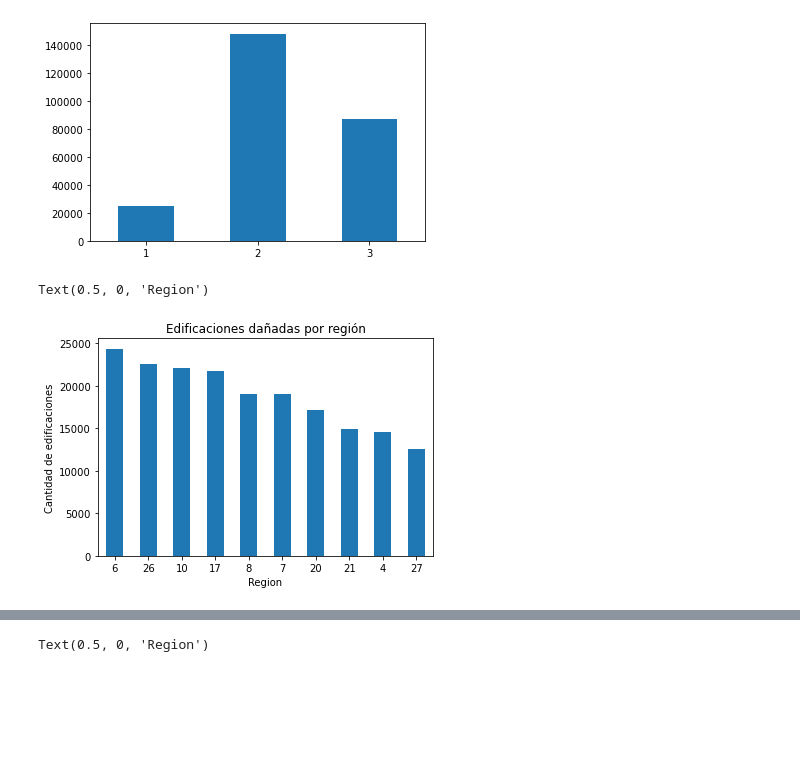
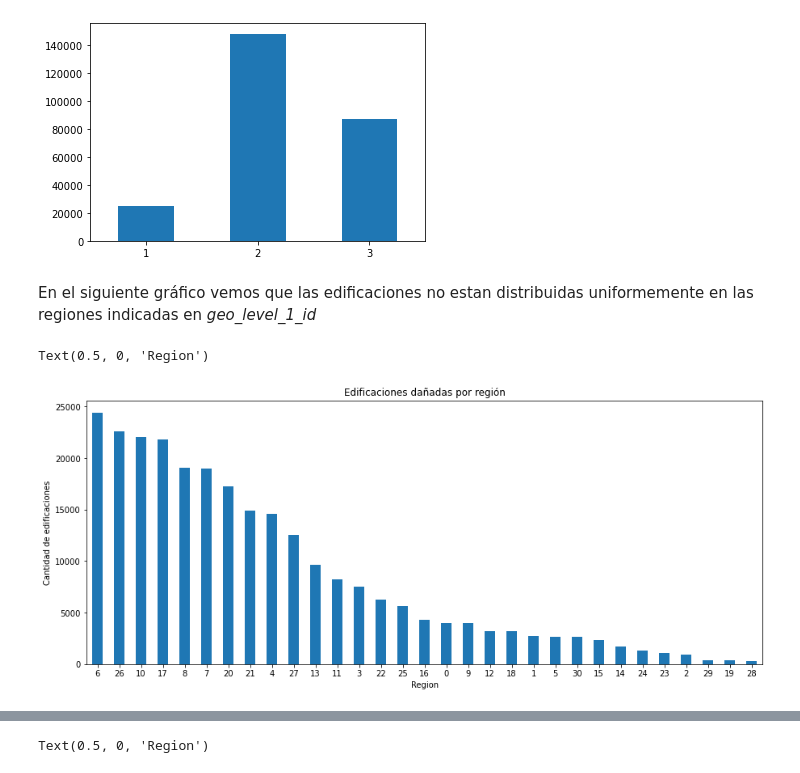
Before and after one commit to franvinas/7506-tp1, a Jupyter notebook: tp1.ipynb, the cells around one changed output, grey strips where cells are left out. Cells and saved outputs as stored; diff of their text form; code cells hidden in the pictures; blank space fills up the shorter version.

```diff
--- a/tp1.ipynb
+++ b/tp1.ipynb
@@ -112,12 +112,14 @@ general_damage.plot(kind='bar', rot=0)
 # %% [output]
 <AxesSubplot:>
 [figure]
-# %%
-geo_level_1 = train_values[['building_id','geo_level_1_id']].merge(train_labels)
-geo_level_1['geo_level_1_id'].value_counts().nlargest(10).plot(kind='bar', rot=0, title='Edificaciones dañadas por región')
-ax=plt.gca()
-ax.set_ylabel('Cantidad de edificaciones')
-ax.set_xlabel('Region')
-# %% [output]
-Text(0.5, 0, 'Region')
-[figure, removed]
+# %% [markdown]
+En el siguiente gráfico vemos que las edificaciones no estan distribuidas uniformemente en las regiones indicadas en *geo_level_1_id*
+# %%
+train=train_values.merge(train_labels)
+train['geo_level_1_id'].value_counts().plot(kind='bar', figsize=(15,6), rot=0, title='Edificaciones dañadas por región')
+ax=plt.gca()
+ax.set_ylabel('Cantidad de edificaciones')
+ax.set_xlabel('Region')
+# %% [output]
+Text(0.5, 0, 'Region')
+[figure, added]
```
Also changed, not shown: parts of 7 cells of this notebook.
